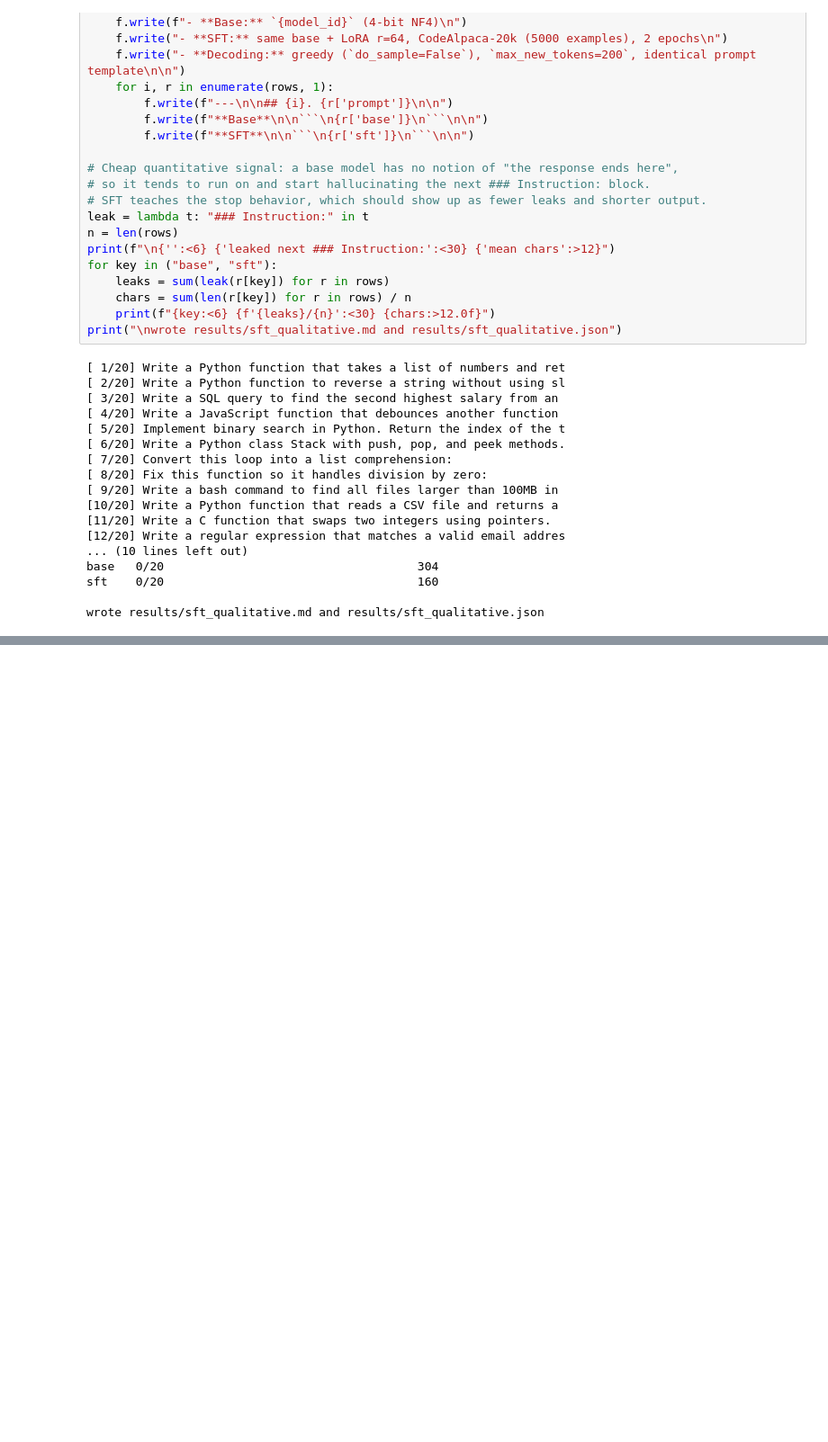
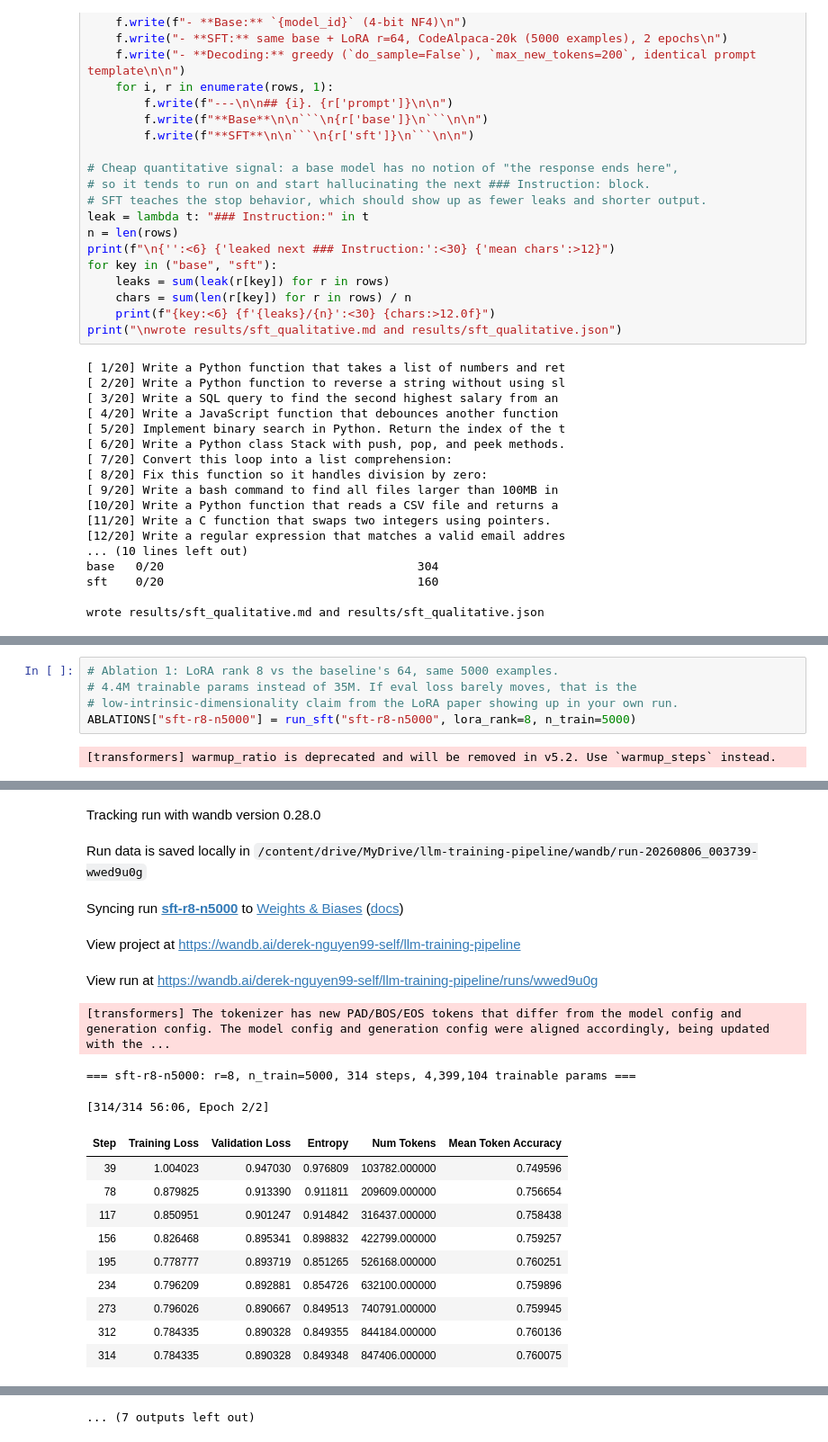
Before and after one commit to derekn4/llm-training-pipeline, a Jupyter notebook: 02_sft.ipynb, the cells around one changed output, grey strips where cells are left out. Shown at 90% size. Cells and saved outputs as stored; diff of their text form; blank space fills up the shorter version.

Commit message:
sft: ablations (lora rank, dataset size)

```diff
--- a/02_sft.ipynb
+++ b/02_sft.ipynb
@@ -509,0 +649,7 @@ wrote results/sft_qualitative.md and results/sft_qualitative.json
+# %%
+# Ablation 1: LoRA rank 8 vs the baseline's 64, same 5000 examples.
+# 4.4M trainable params instead of 35M. If eval loss barely moves, that is the
+# low-intrinsic-dimensionality claim from the LoRA paper showing up in your own run.
+ABLATIONS["sft-r8-n5000"] = run_sft("sft-r8-n5000", lora_rank=8, n_train=5000)
+# %% [output]
+[transformers] warmup_ratio is deprecated and will be removed in v5.2. Use `warmup_steps` instead.
@@ -509,0 +657,18 @@ wrote results/sft_qualitative.md and results/sft_qualitative.json
+Tracking run with wandb version 0.28.0
+Run data is saved locally in /content/drive/MyDrive/llm-training-pipeline/wandb/run-20260806_003739-wwed9u0g
+Syncing run sft-r8-n5000 to Weights & Biases (docs)
+View project at https://wandb.ai/derek-nguyen99-self/llm-training-pipeline
+View run at https://wandb.ai/derek-nguyen99-self/llm-training-pipeline/runs/wwed9u0g
+[transformers] The tokenizer has new PAD/BOS/EOS tokens that differ from the model config and generation config. The model config and generation config were aligned accordingly, being updated with the ...
+=== sft-r8-n5000: r=8, n_train=5000, 314 steps, 4,399,104 trainable params ===
+[314/314 56:06, Epoch 2/2]
+| Step | Training Loss | Validation Loss | Entropy | Num Tokens | Mean Token Accuracy |
+| 39 | 1.004023 | 0.947030 | 0.976809 | 103782.000000 | 0.749596 |
+| 78 | 0.879825 | 0.913390 | 0.911811 | 209609.000000 | 0.756654 |
+| 117 | 0.850951 | 0.901247 | 0.914842 | 316437.000000 | 0.758438 |
+| 156 | 0.826468 | 0.895341 | 0.898832 | 422799.000000 | 0.759257 |
+| 195 | 0.778777 | 0.893719 | 0.851265 | 526168.000000 | 0.760251 |
+| 234 | 0.796209 | 0.892881 | 0.854726 | 632100.000000 | 0.759896 |
+| 273 | 0.796026 | 0.890667 | 0.849513 | 740791.000000 | 0.759945 |
+| 312 | 0.784335 | 0.890328 | 0.849355 | 844184.000000 | 0.760136 |
+| 314 | 0.784335 | 0.890328 | 0.849348 | 847406.000000 | 0.760075 |
@@ -509,0 +676 @@ wrote results/sft_qualitative.md and results/sft_qualitative.json
+... (7 outputs left out)
```
Also changed, not shown: parts of 4 cells of this notebook.
